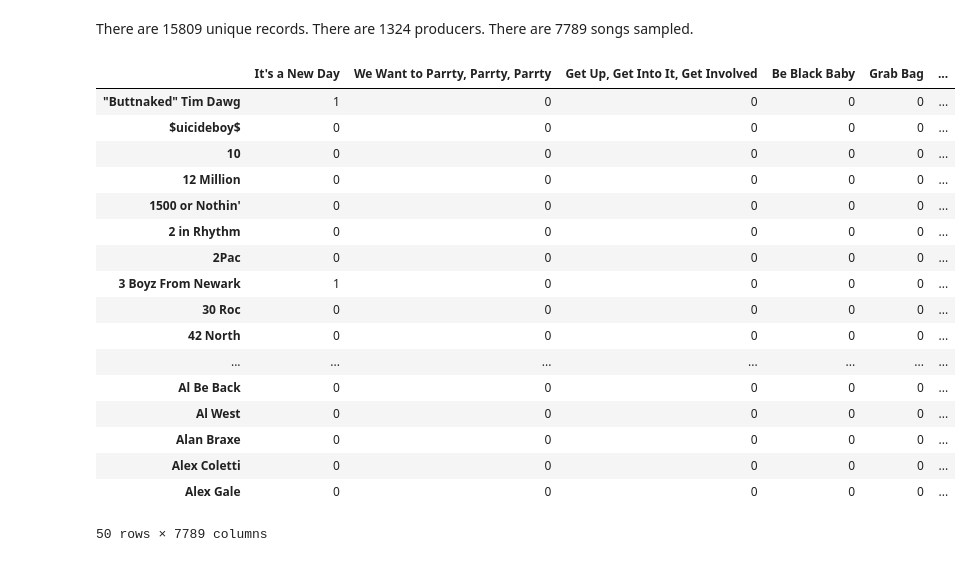
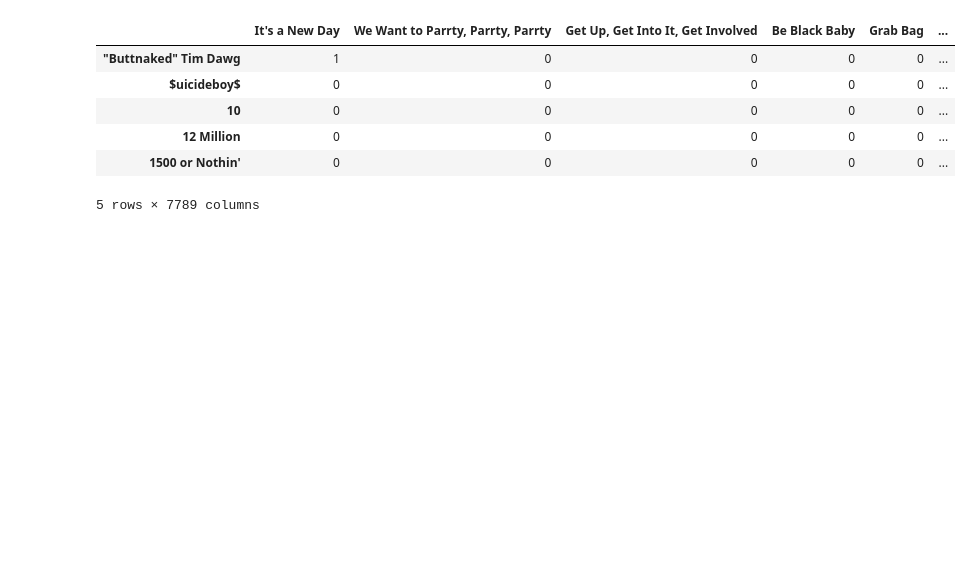
Before and after one commit to Jesse-Kerr/recordmender, a Jupyter notebook: mongo to sparse.ipynb, the cells around one changed output. Cells and saved outputs as stored; diff of their text form; code cells hidden in the pictures; blank space fills up the shorter version.

```diff
--- a/mongo to sparse.ipynb
+++ b/mongo to sparse.ipynb
@@ -15,23 +193,10 @@ df.shape
-# %% [markdown]
-There are 15809 unique records. There are 1324 producers. There are 7789 songs sampled.
 # %%
-utility2.head(50)
+utility2.head()
 # %% [output]
 |  | It's a New Day | We Want to Parrty, Parrty, Parrty | Get Up, Get Into It, Get Involved | Be Black Baby | Grab Bag | ... |
 | "Buttnaked" Tim Dawg | 1 | 0 | 0 | 0 | 0 | ... |
 | $uicideboy$ | 0 | 0 | 0 | 0 | 0 | ... |
 | 10 | 0 | 0 | 0 | 0 | 0 | ... |
 | 12 Million | 0 | 0 | 0 | 0 | 0 | ... |
 | 1500 or Nothin' | 0 | 0 | 0 | 0 | 0 | ... |
-| 2 in Rhythm | 0 | 0 | 0 | 0 | 0 | ... |
-| 2Pac | 0 | 0 | 0 | 0 | 0 | ... |
-| 3 Boyz From Newark | 1 | 0 | 0 | 0 | 0 | ... |
-| 30 Roc | 0 | 0 | 0 | 0 | 0 | ... |
-| 42 North | 0 | 0 | 0 | 0 | 0 | ... |
-| ... | ... | ... | ... | ... | ... | ... |
-| Al Be Back | 0 | 0 | 0 | 0 | 0 | ... |
-| Al West | 0 | 0 | 0 | 0 | 0 | ... |
-| Alan Braxe | 0 | 0 | 0 | 0 | 0 | ... |
-| Alex Coletti | 0 | 0 | 0 | 0 | 0 | ... |
-| Alex Gale | 0 | 0 | 0 | 0 | 0 | ... |
-50 rows × 7789 columns
+5 rows × 7789 columns
```
Also changed, not shown: parts of 23 cells of this notebook.
